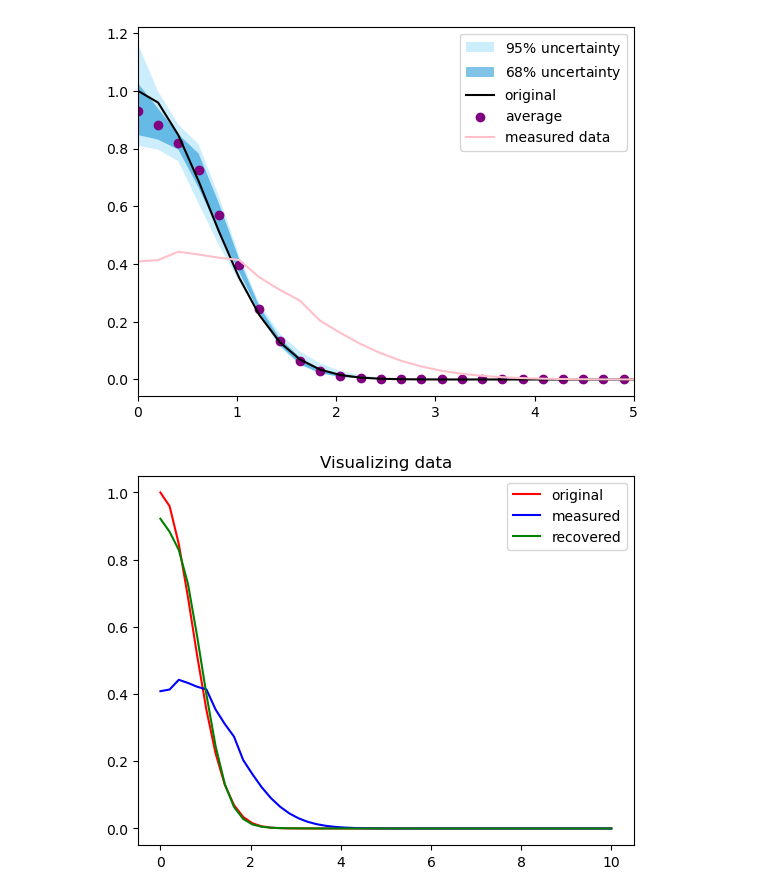
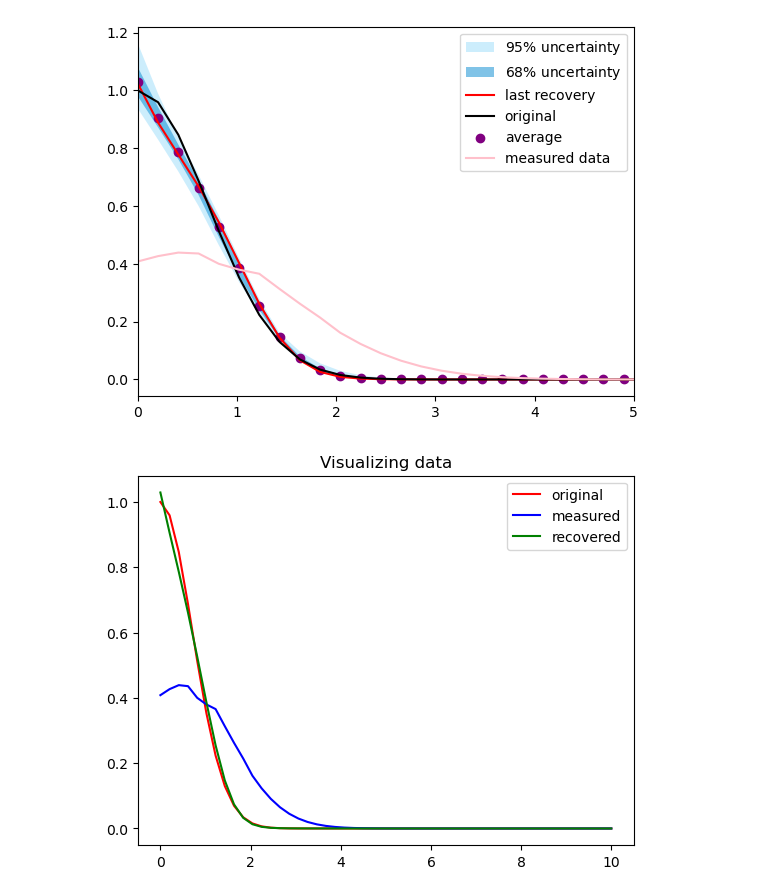
Before and after one commit to hidalgomudonhi/Deblurring, a Jupyter notebook: Deblurring with noise-Copy2.ipynb, the cells around one changed output. Saved outputs shown, nothing was run; the diff lists cells and outputs as text; code cells hidden in the pictures.

```diff
--- a/Deblurring with noise-Copy2.ipynb
+++ b/Deblurring with noise-Copy2.ipynb
@@ -56,10 +77,10 @@ original=y
 # %%
 #Find working fj:
 def working_fj(transfareMatrix,result):
-    return np.matmul(transfareMatrix,result)
+    return np.matmul(tranfareMatrix,result)
 
-result=np.ones(len(matrix1[1]))
-fnj=working_fj(matrix1,result)
+result=np.ones(len(tranfareMatrix))
+fnj=working_fj(tranfareMatrix,result)
 # %%
 def Regular(recovered):
     c=1 #current
@@ -88,8 +109,8 @@ def Recover(actual,measured,varying,k):
 # %%
 rec =np.ones(len(x))
 n=0
-while (n<10000):
-    fnj=working_fj(matrix1,rec)
+while (n<500):
+    fnj=working_fj(tranfareMatrix,rec)
     rec=Recover(rec,noisy,fnj,con)
     rec=Regular(rec)
     n+=1
@@ -105,7 +126,7 @@ noise=noisy.copy()
 #creating an error band
 
 while(n<numberOfGenerations):
-        fnj=working_fj(matrix1,rec)
+        fnj=working_fj(tranfareMatrix,rec)
         rec=Recover(rec,noise,fnj,con)
         rec=Regular(rec)
         band.append(rec)
@@ -119,35 +140,35 @@ j=0
 for i in range(len(x)):
     j=0
     sample=[]  #
     while(j<numberOfGenerations):
             sample.append(band[j][i])
             j+=1
     average.append(np.mean(sample))
 
 #finding the standard deviation from the mean
 mean=np.array([np.mean(np.array(band)[:,ji]) for ji in range(len(x))])
 Deviation=np.array([np.std(np.array(band)[:,ji]) for ji in range(len(x))])
 ### visualization inside band, but you can comment it see the bands
 # plt.figure()
 # for j in range(500):
 #        plt.plot(x,band[j])
 #        plt.plot(x,mean+2*Deviation,'.')
 
 bounds = np.percentile(np.array(band), 100 * norm.cdf([-2, -1, 1, 2]), axis=0)
 plt.fill_between(x, 1*bounds[0, :], 1*bounds[-1, :],
                    label="95$\%$ uncertainty", fc="#03A9F4", alpha=0.2)
 plt.fill_between(x,1*bounds[1, :], 1*bounds[-2, :],
                        label="68$\%$ uncertainty", fc="#0288D1", alpha=0.5)
 
-#plt.plot(x,recovered, color='red',label="last recovery") to show the effect of noise amplification
+plt.plot(x,recovered, color='red',label="last recovery") #to show the effect of noise amplification
 plt.plot(x,original, color ='black',label="original")
 plt.scatter(x,average, color='purple', label="average")
 plt.xlim(0,5)
 plt.plot(x,noisy,color="pink",label="measured data")
 plt.legend()
 plt.show()
 # %% [output]
-[figure, old version]
+[figure, new version]
 # %%
     plt.plot(x,original,"red",label="original")
     plt.plot(x,noisy,"blue",label="measured")
@@ -156,4 +177,4 @@ plt.show()
     plt.legend()
     plt.show()
 # %% [output]
-[figure, old version]
+[figure, new version]
```
Also changed, not shown: parts of 5 cells of this notebook.
